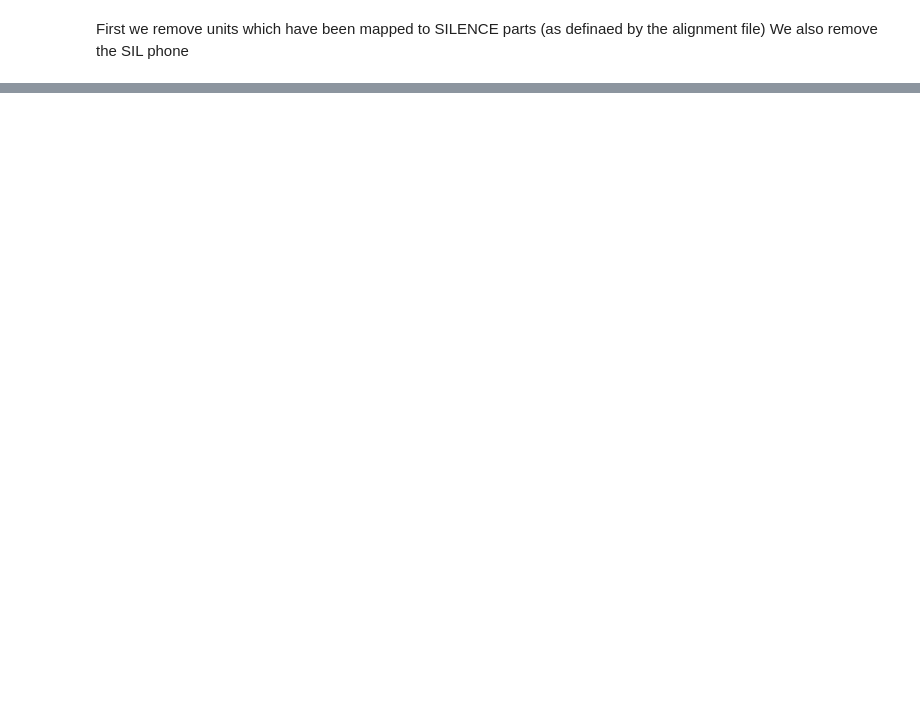
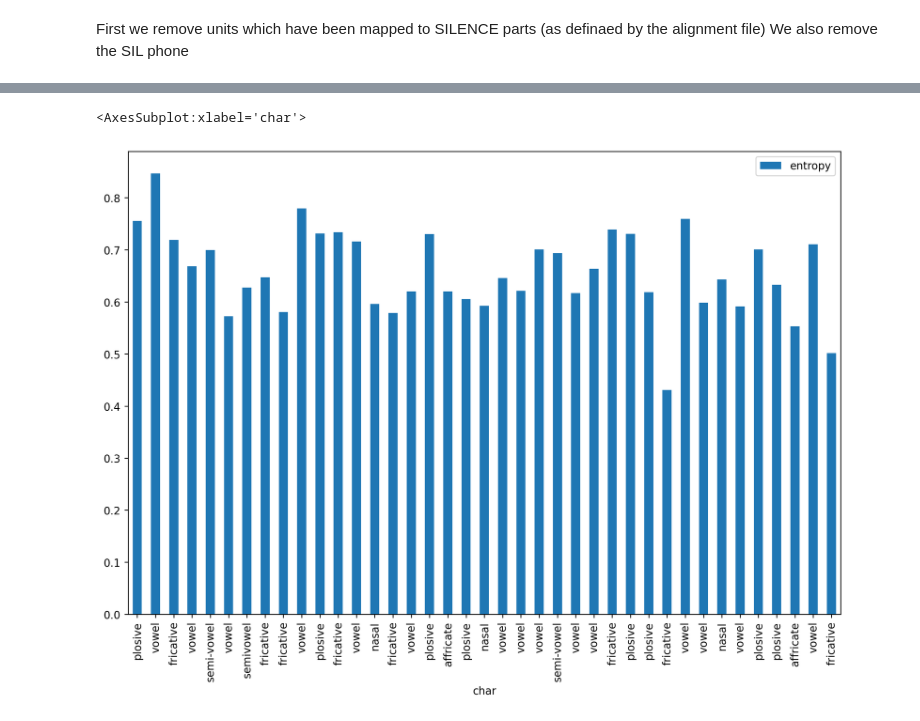
Before and after one commit to MarvinLvn/InfTrain, a Jupyter notebook: analysis/clusters_units/clusters_entropy_analysis.ipynb, the cells around one changed output, grey strips where cells are left out. Saved outputs shown, nothing was run; the diff lists cells and outputs as text; code cells hidden in the pictures; blank space fills up the shorter version.

```diff
--- a/analysis/clusters_units/clusters_entropy_analysis.ipynb
+++ b/analysis/clusters_units/clusters_entropy_analysis.ipynb
@@ -267,0 +306,5 @@ u2p_max.corr(s2
+# %%
+p2u_entropy.plot.bar(x='char', y ="entropy")
+# %% [output]
+<AxesSubplot:xlabel='char'>
+[figure, added]
```
Also changed, not shown: parts of 73 cells of this notebook, 6 other files.
